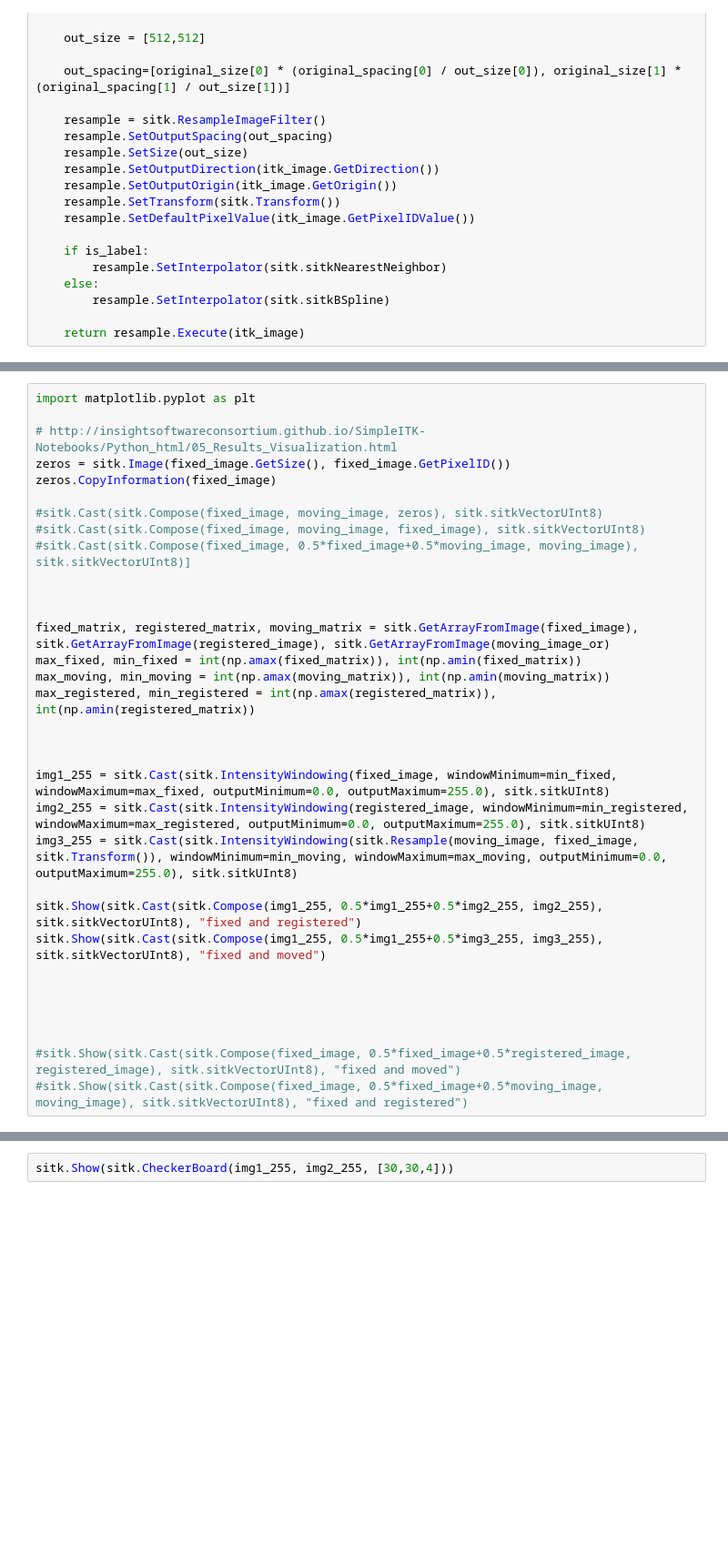
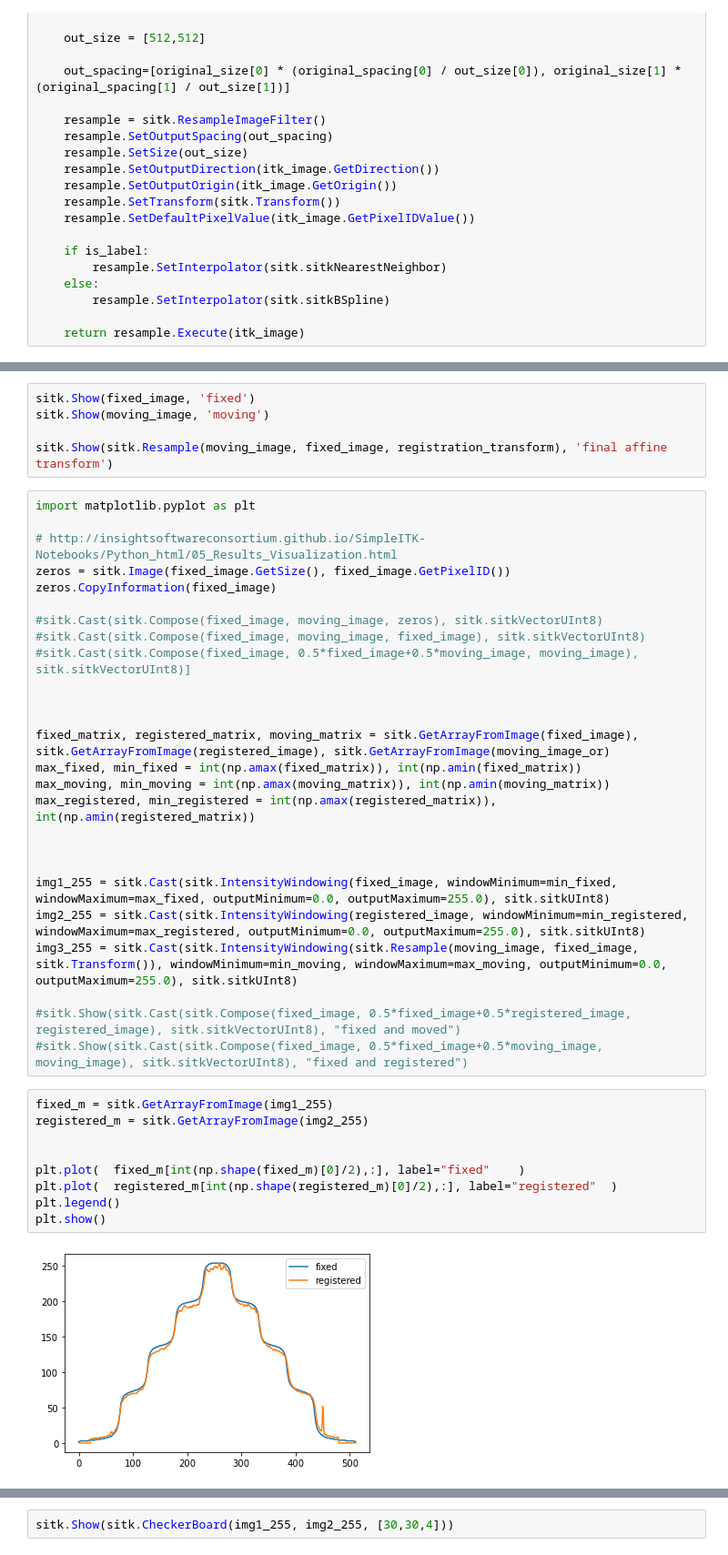
Before and after one commit to Spoksonat/Registration, a Jupyter notebook: affine2.ipynb, the cells around one changed output, grey strips where cells are left out. Shown at 91% size. Cells and saved outputs as stored; diff of their text form; blank space fills up the shorter version.

```diff
--- a/affine2.ipynb
+++ b/affine2.ipynb
@@ -79,3 +78,8 @@ Optimizer's stopping condition, GradientDescentOptimizerv4Template: Convergence
+# %%
+sitk.Show(fixed_image, 'fixed')
+sitk.Show(moving_image, 'moving')
+
+sitk.Show(sitk.Resample(moving_image, fixed_image, registration_transform), 'final affine transform')
 # %%
 import matplotlib.pyplot as plt
 
@@ -100,12 +104,16 @@ img1_255 = sitk.Cast(sitk.IntensityWindowing(fixed_image, windowMinimum=min_fixe
 img2_255 = sitk.Cast(sitk.IntensityWindowing(registered_image, windowMinimum=min_registered, windowMaximum=max_registered, outputMinimum=0.0, outputMaximum=255.0), sitk.sitkUInt8)
 img3_255 = sitk.Cast(sitk.IntensityWindowing(sitk.Resample(moving_image, fixed_image, sitk.Transform()), windowMinimum=min_moving, windowMaximum=max_moving, outputMinimum=0.0, outputMaximum=255.0), sitk.sitkUInt8)
 
-sitk.Show(sitk.Cast(sitk.Compose(img1_255, 0.5*img1_255+0.5*img2_255, img2_255), sitk.sitkVectorUInt8), "fixed and registered")
-sitk.Show(sitk.Cast(sitk.Compose(img1_255, 0.5*img1_255+0.5*img3_255, img3_255), sitk.sitkVectorUInt8), "fixed and moved")
-
-
-
-
-
 #sitk.Show(sitk.Cast(sitk.Compose(fixed_image, 0.5*fixed_image+0.5*registered_image, registered_image), sitk.sitkVectorUInt8), "fixed and moved")
 #sitk.Show(sitk.Cast(sitk.Compose(fixed_image, 0.5*fixed_image+0.5*moving_image, moving_image), sitk.sitkVectorUInt8), "fixed and registered")
+# %%
+fixed_m = sitk.GetArrayFromImage(img1_255)
+registered_m = sitk.GetArrayFromImage(img2_255)
+
+
+plt.plot(  fixed_m[int(np.shape(fixed_m)[0]/2),:], label="fixed"    )
+plt.plot(  registered_m[int(np.shape(registered_m)[0]/2),:], label="registered"  )
+plt.legend()
+plt.show()
+# %% [output]
+[figure, added]
```
Also changed, not shown: parts of 4 cells of this notebook, 9 other files.
